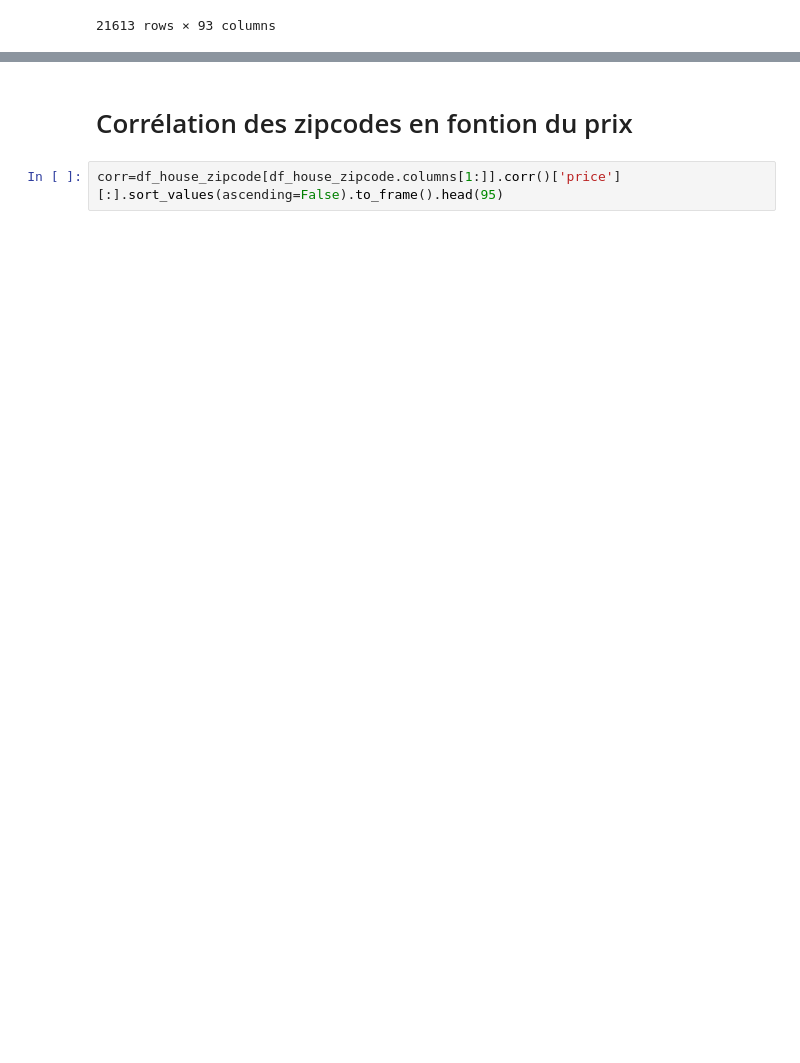
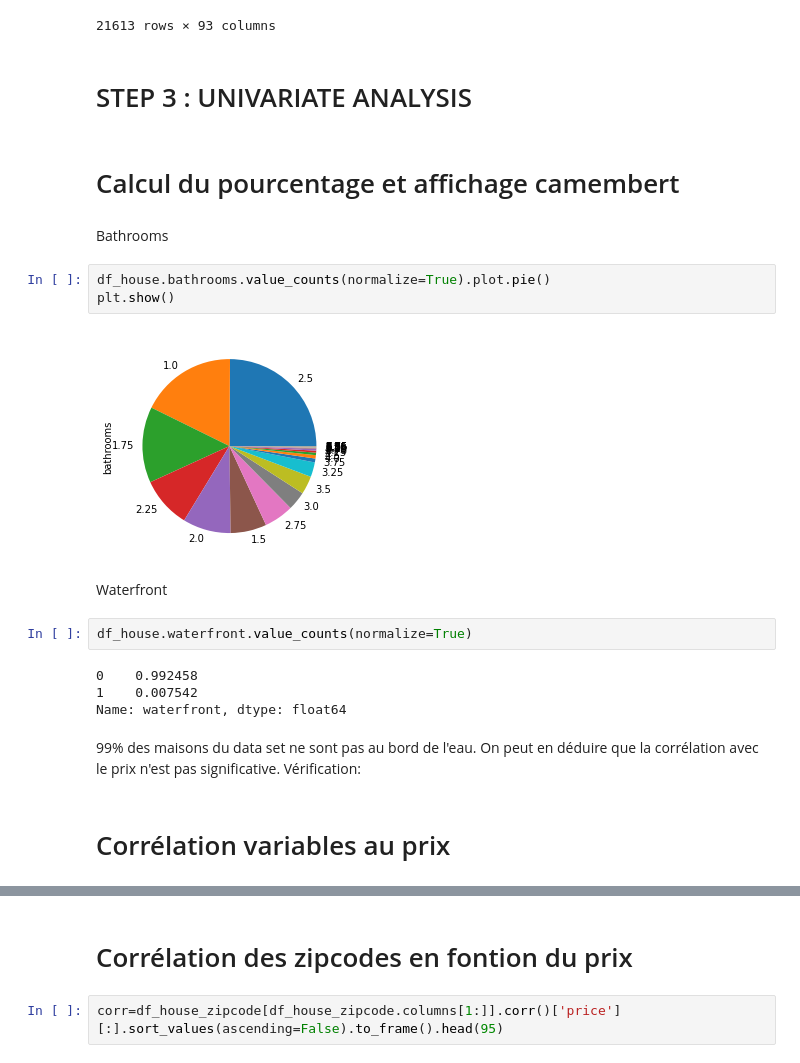
Before and after one commit to NinaNusb/Prediction_prix_maisons, a Jupyter notebook: data_cleaning_analysis.ipynb, the cells around one changed output, grey strips where cells are left out. Cells and saved outputs as stored; diff of their text form; blank space fills up the shorter version.

Commit message:
Data cleaning, Univariate analysis, Bivariate analysis

```diff
--- a/data_cleaning_analysis.ipynb
+++ b/data_cleaning_analysis.ipynb
@@ -179,3 +180,26 @@ df_house_zipcode
 | 21611 | 291310100 | 2015-01-16 | 400000.0 | 3 | 2.50 | 1600 | 2388 | 2.0 | 0 | 0 | ... |
 | 21612 | 1523300157 | 2014-10-15 | 325000.0 | 2 | 0.75 | 1020 | 1076 | 2.0 | 0 | 0 | ... |
 21613 rows × 93 columns
+# %% [markdown]
+# STEP 3 : UNIVARIATE ANALYSIS
+# %% [markdown]
+# Calcul du pourcentage et  affichage camembert
+# %% [markdown]
+Bathrooms
+# %%
+df_house.bathrooms.value_counts(normalize=True).plot.pie()
+plt.show()
+# %% [output]
+[figure, added]
+# %% [markdown]
+Waterfront
+# %%
+df_house.waterfront.value_counts(normalize=True)
+# %% [output]
+0    0.992458
+1    0.007542
+Name: waterfront, dtype: float64
+# %% [markdown]
+99% des maisons  du data set ne sont pas au bord de l'eau. On peut en déduire que la corrélation avec le prix n'est pas significative. Vérification:
+# %% [markdown]
+# Corrélation variables au prix
```
Also changed, not shown: parts of 51 cells of this notebook, 2 other files.
